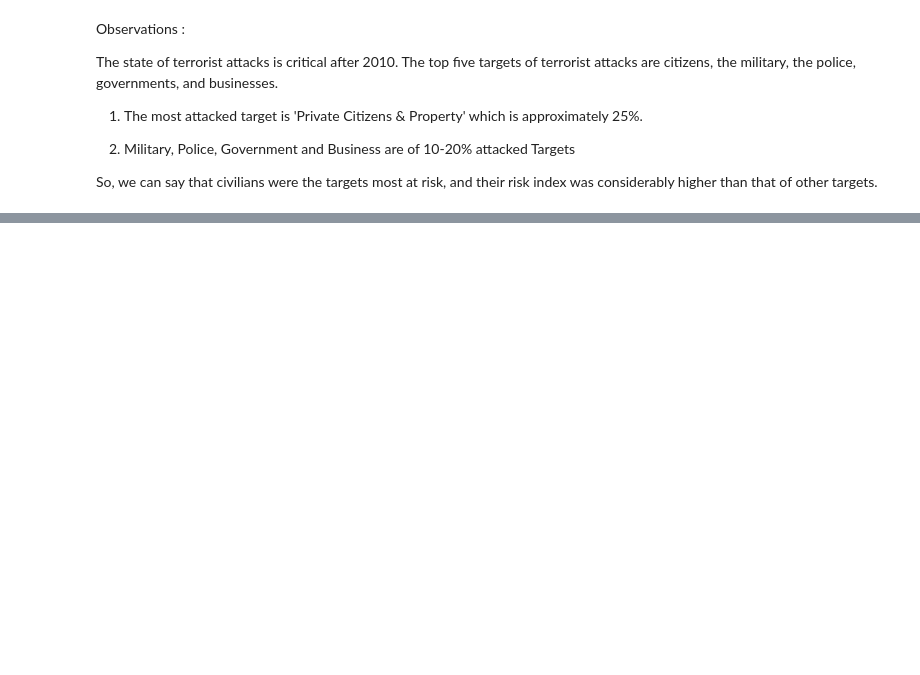
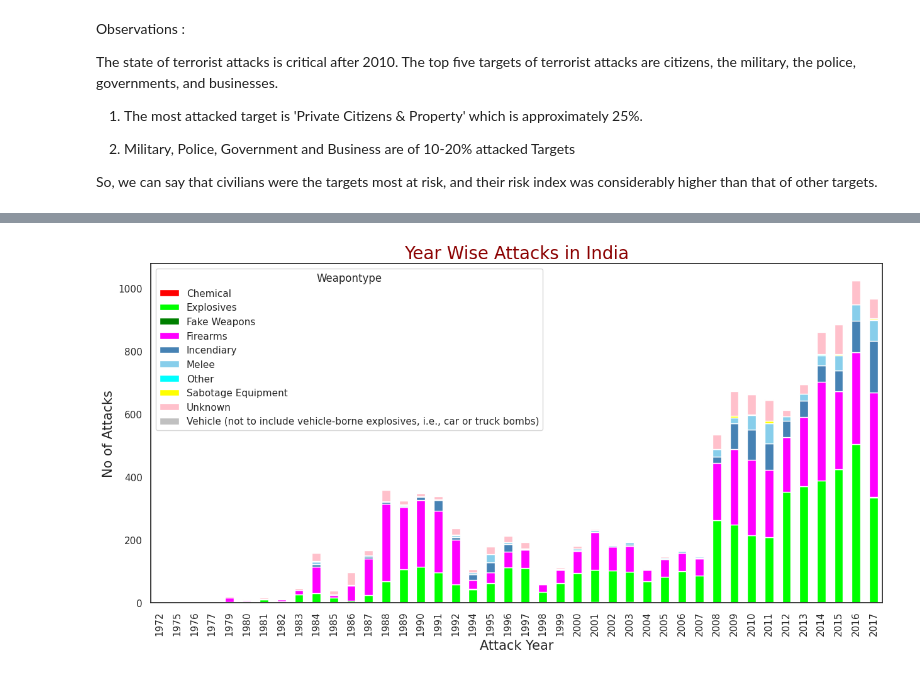
Before and after one commit to somyakmukherjee/Exploratory-Data-Analysis-on-Global-Terrorism, a Jupyter notebook: Capstone_Project_Global_terrorism_EDA_by_Somyak_Mukherjee.ipynb, the cells around one changed output, grey strips where cells are left out. Saved outputs shown, nothing was run; the diff lists cells and outputs as text; code cells hidden in the pictures; blank space fills up the shorter version.

```diff
--- a/Capstone_Project_Global_terrorism_EDA_by_Somyak_Mukherjee.ipynb
+++ b/Capstone_Project_Global_terrorism_EDA_by_Somyak_Mukherjee.ipynb
@@ -345,5 +387,0 @@ In this analysis we will explore different visualizations of terror attacks in I
-# %%
-#Dataset of Top 10 states in India which were attacked by Terrorists:
-gt_india = gt_df.loc[gt_df['Country'] == 'India']
-indiastate_df = gt_india.groupby("State")['Kills'].count().sort_values(ascending=False).reset_index().head(10)
-indiastate_df
@@ -450,0 +445,4 @@ plt.show()
+# %%
+#Dataframe of Year wise Terror attacks in India
+year_df = gt_india.groupby(['Year','Weapontype'])['Kills'].count().unstack('Weapontype').fillna(0)
+year_df
@@ -450,0 +468,24 @@ plt.show()
+# %%
+#set seaborn plotting aesthetics
+sns.set(style='white')
+
+#create stacked bar chart
+ax = year_df.plot(kind='bar', stacked=True, color=['red', 'lime', 'green', 'fuchsia', 'steelblue','skyblue', 'aqua', 'yellow', 'pink', 'silver'])
+
+#rotate x-axis labels
+plt.xticks(rotation=90)
+
+#add axis titles
+plt.ylabel('No of Attacks',fontsize= 15)
+plt.xlabel("Attack Year",fontsize= 15)
+
+#add overall title
+plt.title("Year Wise Attacks in India",fontsize= 20,color='Darkred')
+
+# Set plot size
+plt.gcf().set_size_inches(15,7)
+
+#Display the plot
+plt.show()
+# %% [output]
+[figure, added]
```
Also changed, not shown: parts of 30 cells of this notebook.
